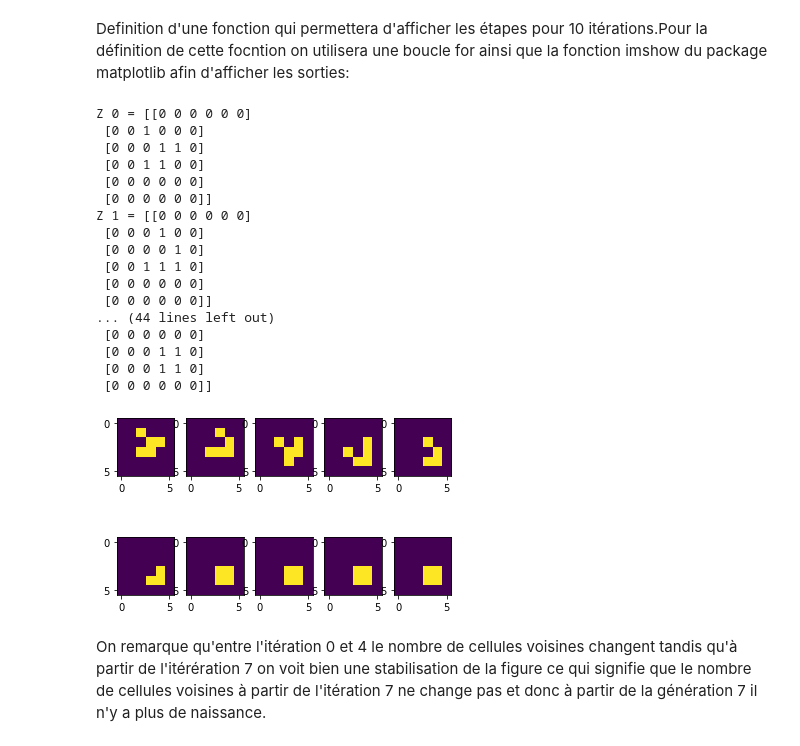
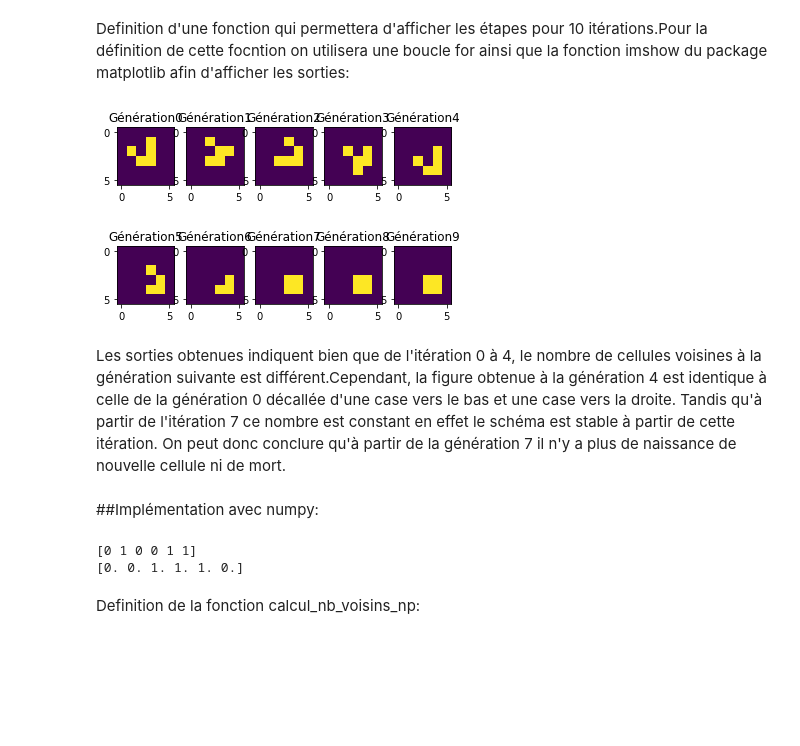
Before and after one commit to selenaiskounen/Jeu_de_la_vie, a Jupyter notebook: HMMA238_TP_selenaiskounen.ipynb, the cells around one changed output. Drawn from its saved outputs; the diff is of its cells as text; code cells hidden in the pictures; blank space fills up the shorter version.

```diff
--- a/HMMA238_TP_selenaiskounen.ipynb
+++ b/HMMA238_TP_selenaiskounen.ipynb
@@ -86,39 +85,37 @@ iteration_jeu(Z)
 # %% [markdown]
 Definition d'une fonction qui permettera d'afficher les étapes pour 10 itérations.Pour la définition de cette focntion on utilisera une boucle for ainsi que la fonction imshow du package matplotlib afin d'afficher les sorties:
 # %%
-%matplotlib inline
 Z = [[0,0,0,0,0,0],
     [0,0,0,1,0,0],
     [0,1,0,1,0,0],
     [0,0,1,1,0,0],
     [0,0,0,0,0,0],
     [0,0,0,0,0,0]]
+import  matplotlib.pyplot as plt
 import numpy as np
-import matplotlib.pyplot as plt
-liste=list()
-for i in range(10):
-    plt.subplot(2,5,i+1)
-    liste.append(iteration_jeu(Z))
-    print('Z',i,'=', np.matrix(Z))
-    plt.imshow(liste[i])
+
+for i in range (10):
+        plt.subplot(2,5,i+1)
+        Z=np.array(Z)
+        plt.imshow(Z)
+        Z=iteration_jeu(Z)
+        plt.title("Génération" + str(i))
 # %% [output]
-Z 0 = [[0 0 0 0 0 0]
- [0 0 1 0 0 0]
- [0 0 0 1 1 0]
- [0 0 1 1 0 0]
- [0 0 0 0 0 0]
- [0 0 0 0 0 0]]
-Z 1 = [[0 0 0 0 0 0]
- [0 0 0 1 0 0]
- [0 0 0 0 1 0]
- [0 0 1 1 1 0]
- [0 0 0 0 0 0]
- [0 0 0 0 0 0]]
-... (44 lines left out)
- [0 0 0 0 0 0]
- [0 0 0 1 1 0]
- [0 0 0 1 1 0]
- [0 0 0 0 0 0]]
-[figure, old version]
+[figure, new version]
-# %% [markdown]
-On remarque qu'entre l'itération 0 et 4 le nombre de cellules voisines changent tandis qu'à partir de l'itérération 7 on voit bien une stabilisation de la figure ce qui signifie que le nombre de cellules voisines à partir de l'itération 7 ne change pas et donc  à partir de la génération 7 il n'y a plus de naissance.
+# %% [markdown]
+Les sorties obtenues indiquent bien que de l'itération 0 à 4, le nombre de cellules voisines à la génération suivante est différent.Cependant, la figure obtenue à la génération 4 est identique à celle de la génération 0 décallée d'une case vers le bas et une case vers la droite. Tandis qu'à partir de l'itération 7 ce nombre est constant en effet le schéma est stable à partir de cette itération. On peut donc conclure qu'à partir de la génération 7 il n'y a plus de naissance de nouvelle cellule ni de mort.
+# %% [markdown]
+##Implémentation avec numpy:
+# %%
+import numpy as np
+vect = np.array([0,1,0,0,1,1])
+nb_vect = np.zeros(vect.shape)
+nb_vect[1:-1] += (vect[:-2] + vect[2:])
+
+print(vect)
+print(nb_vect)
+# %% [output]
+[0 1 0 0 1 1]
+[0. 0. 1. 1. 1. 0.]
+# %% [markdown]
+Definition de la fonction calcul_nb_voisins_np:
```
Also changed, not shown: parts of 20 cells of this notebook, 1 other file.
